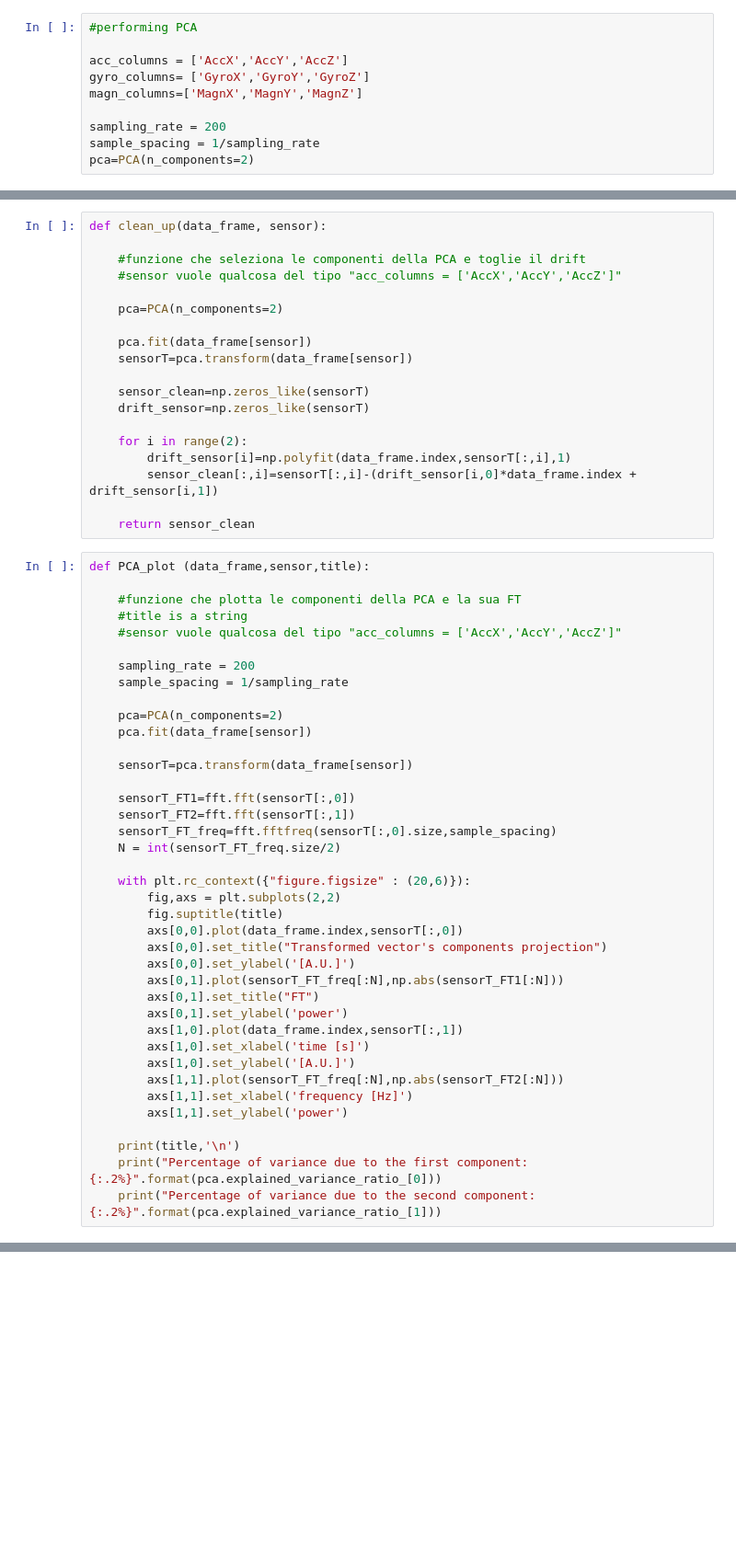
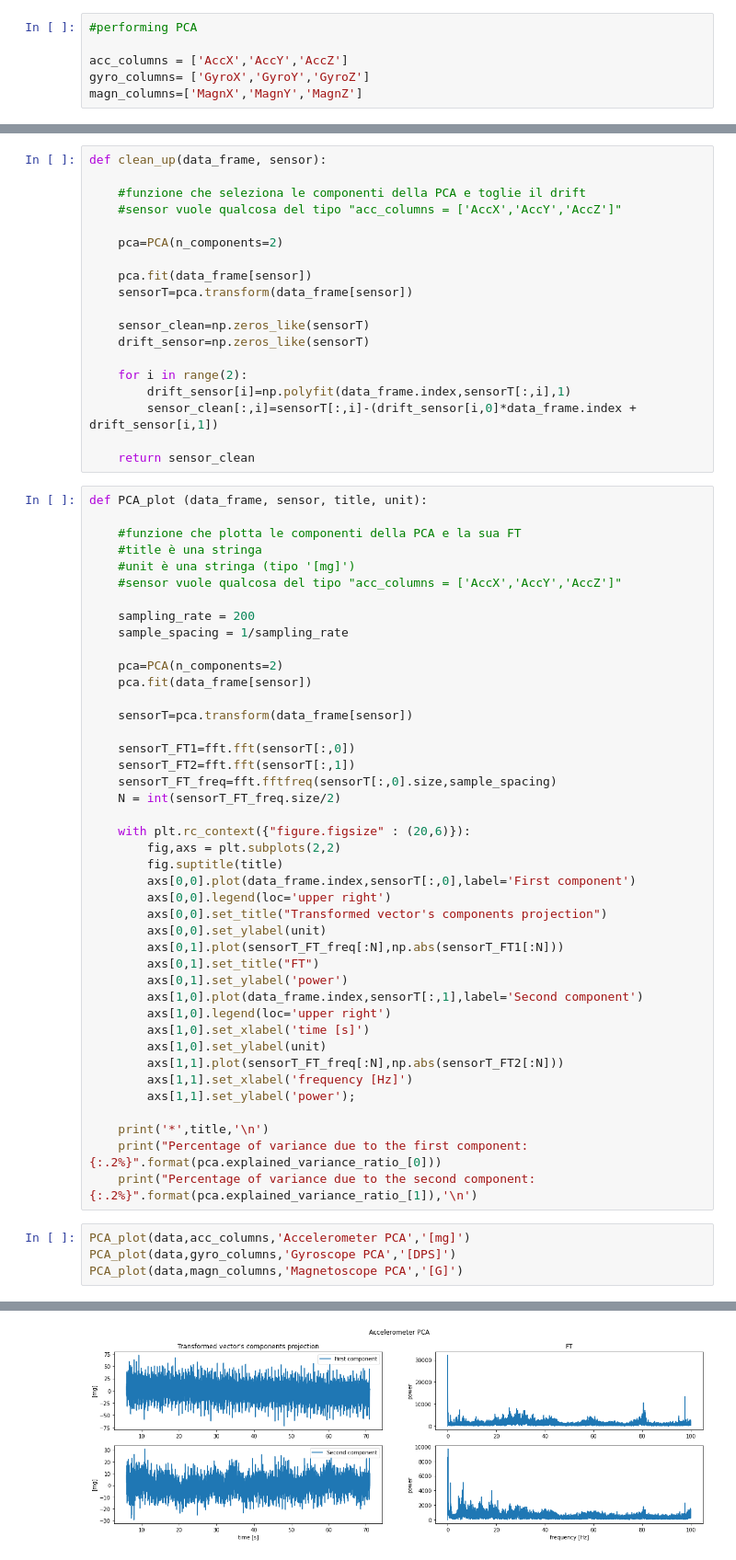
Before and after one commit to zanocrate/LCP_projects_Y4, a Jupyter notebook: Raffo_draft2.ipynb, the cells around one changed output, grey strips where cells are left out. Shown at 92% size. Saved outputs shown, nothing was run; the diff lists cells and outputs as text; blank space fills up the shorter version.

```diff
--- a/Raffo_draft2.ipynb
+++ b/Raffo_draft2.ipynb
@@ -83,7 +51,3 @@ data.plot(ax=axes[2],y=['MagnZ'], ylabel='[A.U.]', xlabel='time [s]');
 acc_columns = ['AccX','AccY','AccZ']
 gyro_columns= ['GyroX','GyroY','GyroZ']
 magn_columns=['MagnX','MagnY','MagnZ']
-
-sampling_rate = 200
-sample_spacing = 1/sampling_rate
-pca=PCA(n_components=2)
@@ -214,10 +84,11 @@ def clean_up(data_frame, sensor):
 
     return sensor_clean
 # %%
-def PCA_plot (data_frame,sensor,title):
+def PCA_plot (data_frame, sensor, title, unit):
 
     #funzione che plotta le componenti della PCA e la sua FT
-    #title is a string
+    #title è una stringa
+    #unit è una stringa (tipo '[mg]')
     #sensor vuole qualcosa del tipo "acc_columns = ['AccX','AccY','AccZ']"
 
     sampling_rate = 200
@@ -236,19 +107,26 @@ def PCA_plot (data_frame,sensor,title):
     with plt.rc_context({"figure.figsize" : (20,6)}):
         fig,axs = plt.subplots(2,2)
         fig.suptitle(title)
-        axs[0,0].plot(data_frame.index,sensorT[:,0])
+        axs[0,0].plot(data_frame.index,sensorT[:,0],label='First component')
+        axs[0,0].legend(loc='upper right')
         axs[0,0].set_title("Transformed vector's components projection")
-        axs[0,0].set_ylabel('[A.U.]')
+        axs[0,0].set_ylabel(unit)
         axs[0,1].plot(sensorT_FT_freq[:N],np.abs(sensorT_FT1[:N]))
         axs[0,1].set_title("FT")
         axs[0,1].set_ylabel('power')
-        axs[1,0].plot(data_frame.index,sensorT[:,1])
+        axs[1,0].plot(data_frame.index,sensorT[:,1],label='Second component')
+        axs[1,0].legend(loc='upper right')
         axs[1,0].set_xlabel('time [s]')
-        axs[1,0].set_ylabel('[A.U.]')
+        axs[1,0].set_ylabel(unit)
         axs[1,1].plot(sensorT_FT_freq[:N],np.abs(sensorT_FT2[:N]))
         axs[1,1].set_xlabel('frequency [Hz]')
-        axs[1,1].set_ylabel('power')
+        axs[1,1].set_ylabel('power');
 
-    print(title,'\n')
+    print('*',title,'\n')
     print("Percentage of variance due to the first component: {:.2%}".format(pca.explained_variance_ratio_[0]))
-    print("Percentage of variance due to the second component: {:.2%}".format(pca.explained_variance_ratio_[1]))
+    print("Percentage of variance due to the second component: {:.2%}".format(pca.explained_variance_ratio_[1]),'\n')
+# %%
+PCA_plot(data,acc_columns,'Accelerometer PCA','[mg]')
+PCA_plot(data,gyro_columns,'Gyroscope PCA','[DPS]')
+PCA_plot(data,magn_columns,'Magnetoscope PCA','[G]')
+# %% [output]
@@ -254,0 +147 @@ def PCA_plot (data_frame,sensor,title):
+[figure, added]
```
Also changed, not shown: parts of 8 cells of this notebook.
